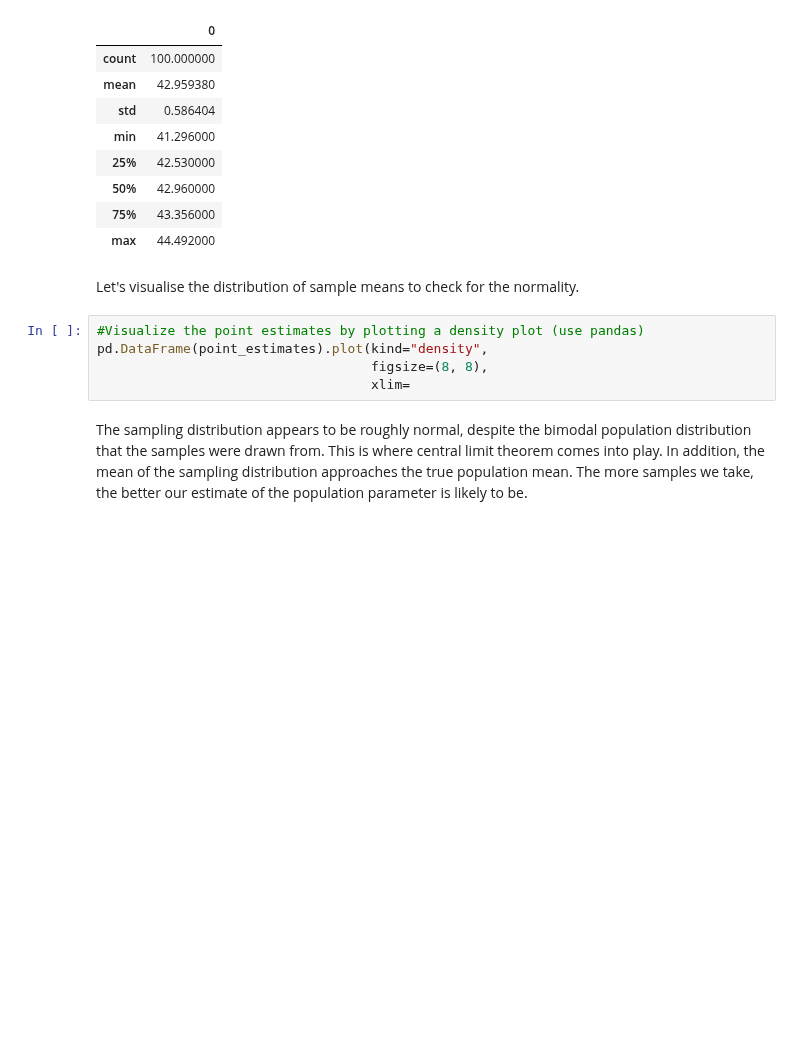
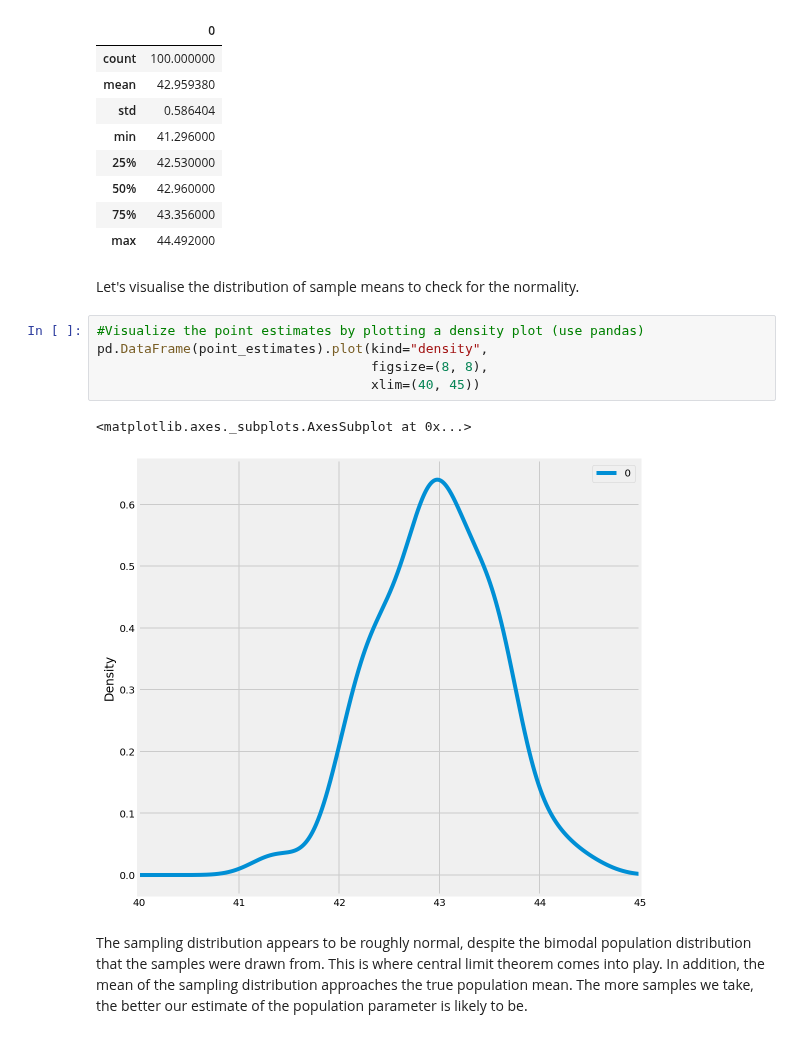
Before and after one commit to nkacoroski/dsc-2-19-15-confidence-intervals-lab-seattle-ds-career-040119, a Jupyter notebook: index.ipynb, the cells around one changed output. Cells and saved outputs as stored; diff of their text form; blank space fills up the shorter version.

```diff
--- a/index.ipynb
+++ b/index.ipynb
@@ -144,8 +144,11 @@ Let's visualise the distribution of sample means to check for the normality.
 # %%
 #Visualize the point estimates by plotting a density plot (use pandas)
 pd.DataFrame(point_estimates).plot(kind="density",
                                    figsize=(8, 8),
-                                   xlim=
+                                   xlim=(40, 45))
+# %% [output]
+<matplotlib.axes._subplots.AxesSubplot at 0x...>
+[figure, added]
 # %% [markdown]
 The sampling distribution appears to be roughly normal, despite the bimodal population distribution that the samples were drawn from. This is where central limit theorem comes into play. In addition, the mean of the sampling distribution approaches the true population mean. The more samples we take, the better our estimate of the population parameter is likely to be.
 # %% [markdown]
```
